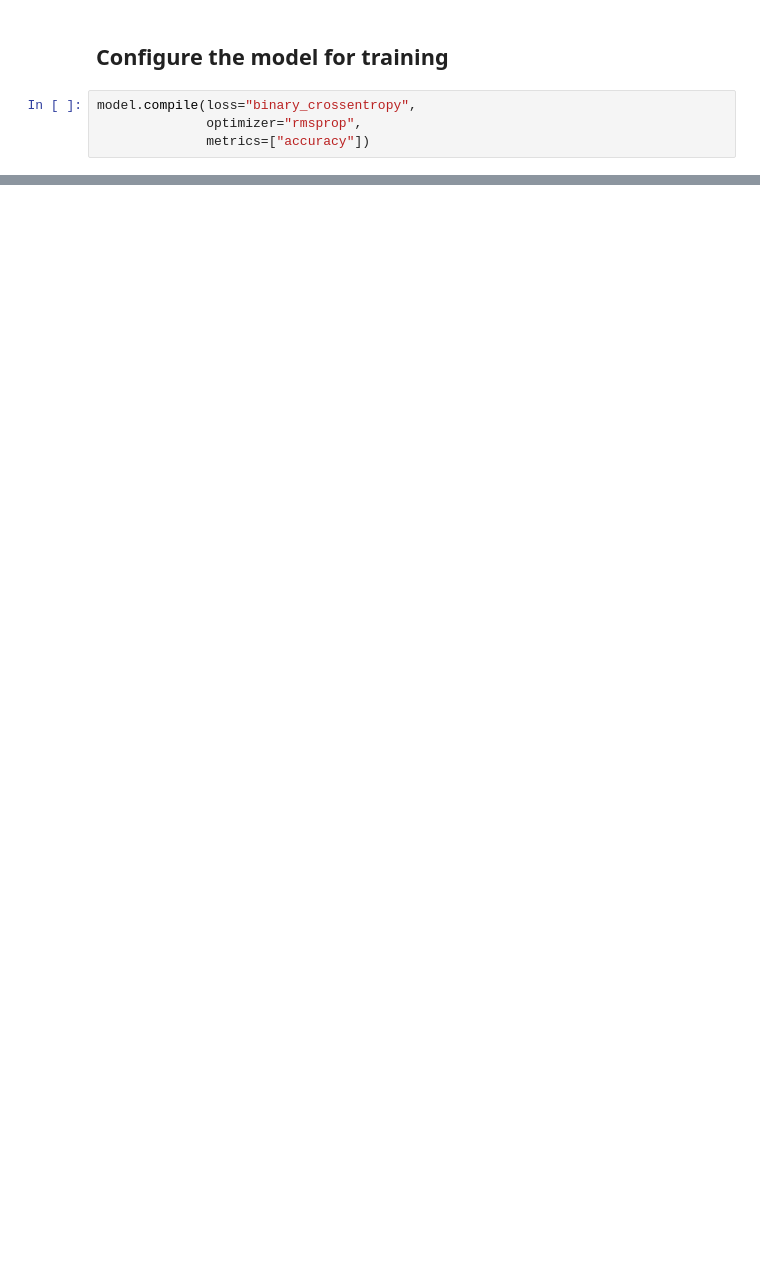
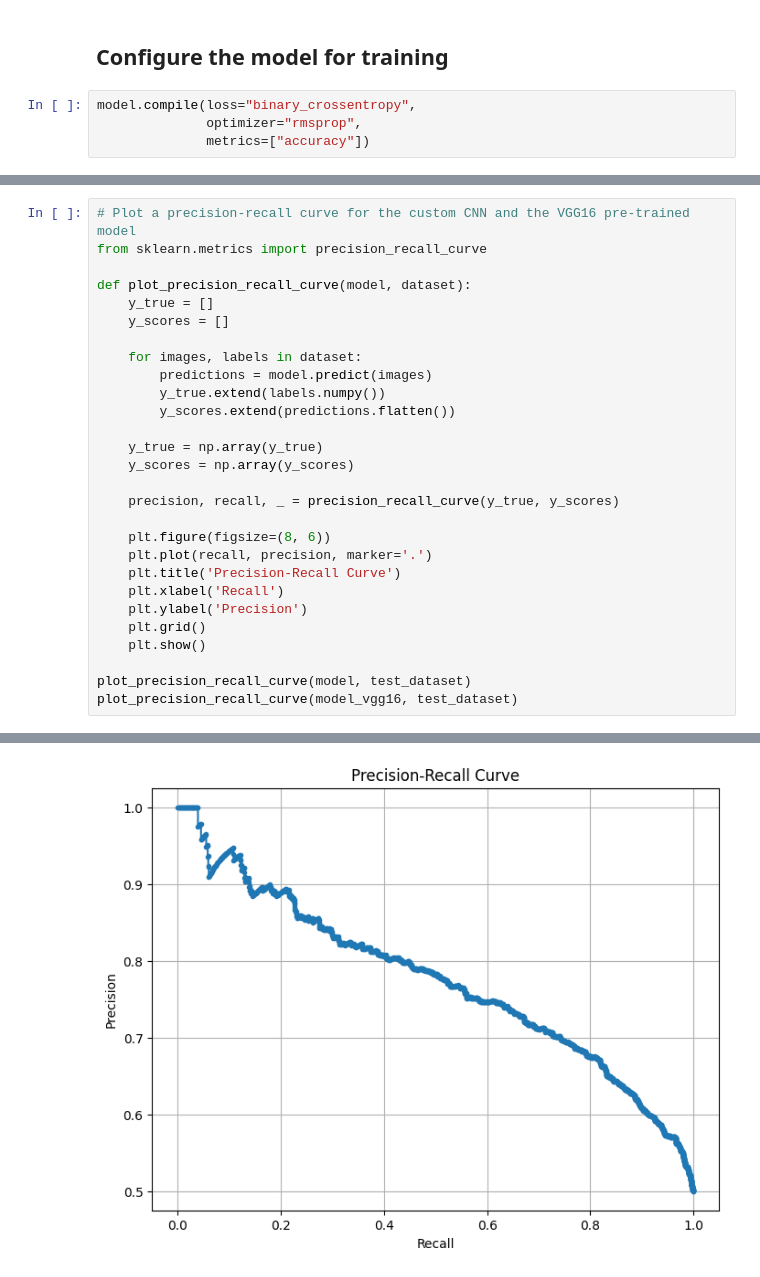
Before and after one commit to ericadev/CSCN8010_Lab3, a Jupyter notebook: lab3.ipynb, the cells around one changed output, grey strips where cells are left out. Drawn from its saved outputs; the diff is of its cells as text; blank space fills up the shorter version.

```diff
--- a/lab3.ipynb
+++ b/lab3.ipynb
@@ -212,0 +383,29 @@ Num GPUs Available: 0
+# %%
+# Plot a precision-recall curve for the custom CNN and the VGG16 pre-trained model
+from sklearn.metrics import precision_recall_curve
+
+def plot_precision_recall_curve(model, dataset):
+    y_true = []
+    y_scores = []
+
+    for images, labels in dataset:
+        predictions = model.predict(images)
+        y_true.extend(labels.numpy())
+        y_scores.extend(predictions.flatten())
+
+    y_true = np.array(y_true)
+    y_scores = np.array(y_scores)
+
+    precision, recall, _ = precision_recall_curve(y_true, y_scores)
+
+    plt.figure(figsize=(8, 6))
+    plt.plot(recall, precision, marker='.')
+    plt.title('Precision-Recall Curve')
+    plt.xlabel('Recall')
+    plt.ylabel('Precision')
+    plt.grid()
+    plt.show()
+
+plot_precision_recall_curve(model, test_dataset)
+plot_precision_recall_curve(model_vgg16, test_dataset)
+# %% [output]
@@ -212,0 +429 @@ Num GPUs Available: 0
+[figure, added]
```
Also changed, not shown: parts of 13 cells of this notebook, 3 other files.
